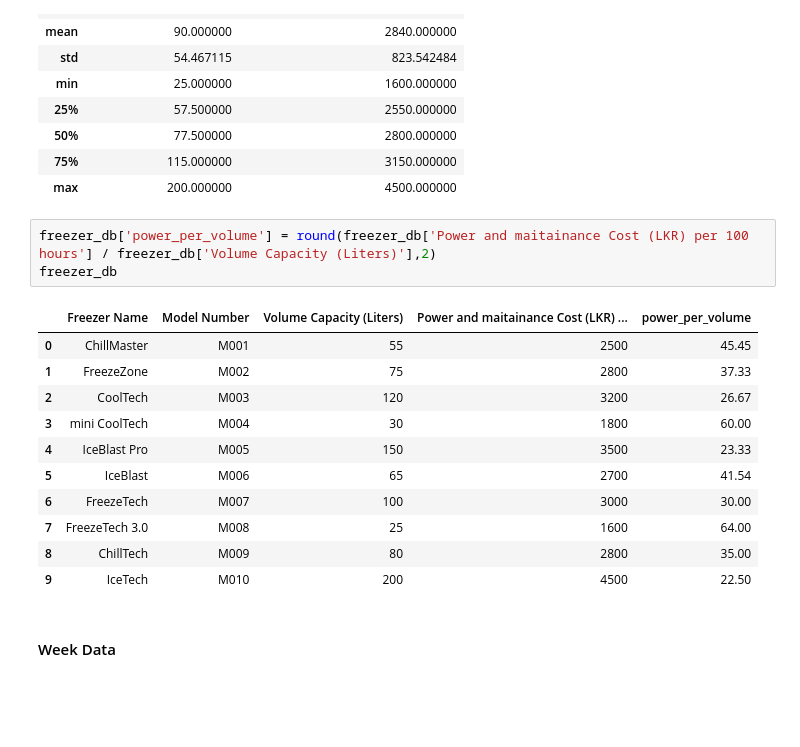
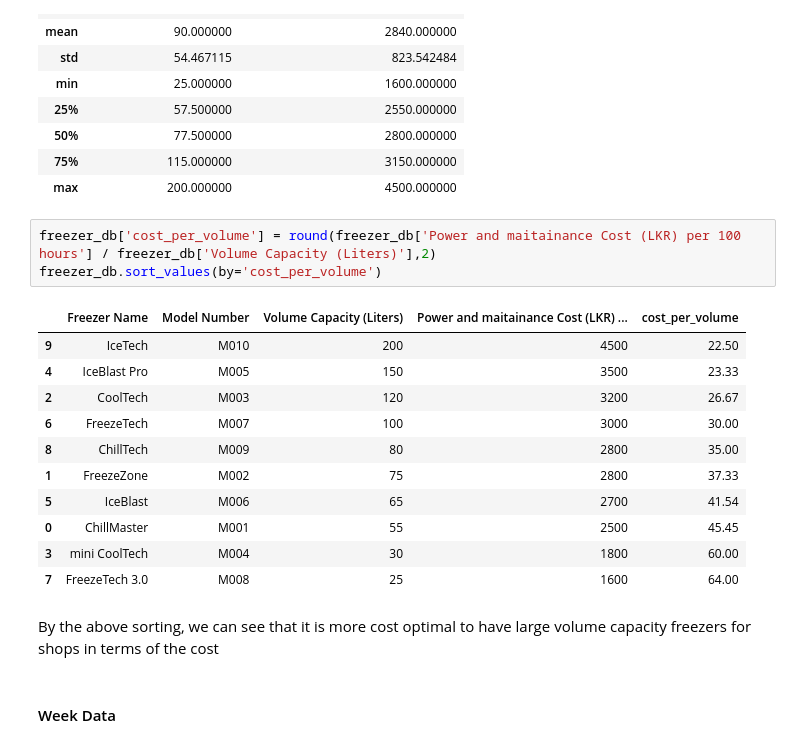
Before and after one commit to navindu-ds/DataStorm-4, a Jupyter notebook: Semifinal Round/semifinals-notebook.ipynb, the cells around one changed output. Drawn from its saved outputs; the diff is of its cells as text; blank space fills up the shorter version.

```diff
--- a/Semifinal Round/semifinals-notebook.ipynb
+++ b/Semifinal Round/semifinals-notebook.ipynb
@@ -166,20 +166,22 @@ freezer_db.describe()
 | 75% | 115.000000 | 3150.000000 |
 | max | 200.000000 | 4500.000000 |
 # %%
-freezer_db['power_per_volume'] = round(freezer_db['Power and maitainance Cost (LKR) per 100 hours'] / freezer_db['Volume Capacity (Liters)'],2)
-freezer_db
+freezer_db['cost_per_volume'] = round(freezer_db['Power and maitainance Cost (LKR) per 100 hours'] / freezer_db['Volume Capacity (Liters)'],2)
+freezer_db.sort_values(by='cost_per_volume')
 # %% [output]
-|  | Freezer Name | Model Number | Volume Capacity (Liters) | Power and maitainance Cost (LKR) ... | power_per_volume |
+|  | Freezer Name | Model Number | Volume Capacity (Liters) | Power and maitainance Cost (LKR) ... | cost_per_volume |
+| 9 | IceTech | M010 | 200 | 4500 | 22.50 |
+| 4 | IceBlast Pro | M005 | 150 | 3500 | 23.33 |
+| 2 | CoolTech | M003 | 120 | 3200 | 26.67 |
+| 6 | FreezeTech | M007 | 100 | 3000 | 30.00 |
+| 8 | ChillTech | M009 | 80 | 2800 | 35.00 |
+| 1 | FreezeZone | M002 | 75 | 2800 | 37.33 |
+| 5 | IceBlast | M006 | 65 | 2700 | 41.54 |
 | 0 | ChillMaster | M001 | 55 | 2500 | 45.45 |
-| 1 | FreezeZone | M002 | 75 | 2800 | 37.33 |
-| 2 | CoolTech | M003 | 120 | 3200 | 26.67 |
 | 3 | mini CoolTech | M004 | 30 | 1800 | 60.00 |
-| 4 | IceBlast Pro | M005 | 150 | 3500 | 23.33 |
-| 5 | IceBlast | M006 | 65 | 2700 | 41.54 |
-| 6 | FreezeTech | M007 | 100 | 3000 | 30.00 |
 | 7 | FreezeTech 3.0 | M008 | 25 | 1600 | 64.00 |
-| 8 | ChillTech | M009 | 80 | 2800 | 35.00 |
-| 9 | IceTech | M010 | 200 | 4500 | 22.50 |
+# %% [markdown]
+By the above sorting, we can see that it is more cost optimal to have large volume capacity freezers for shops in terms of the cost
 # %% [markdown]
 #### Week Data
 # %%
```
Also changed, not shown: parts of 9 cells of this notebook.
